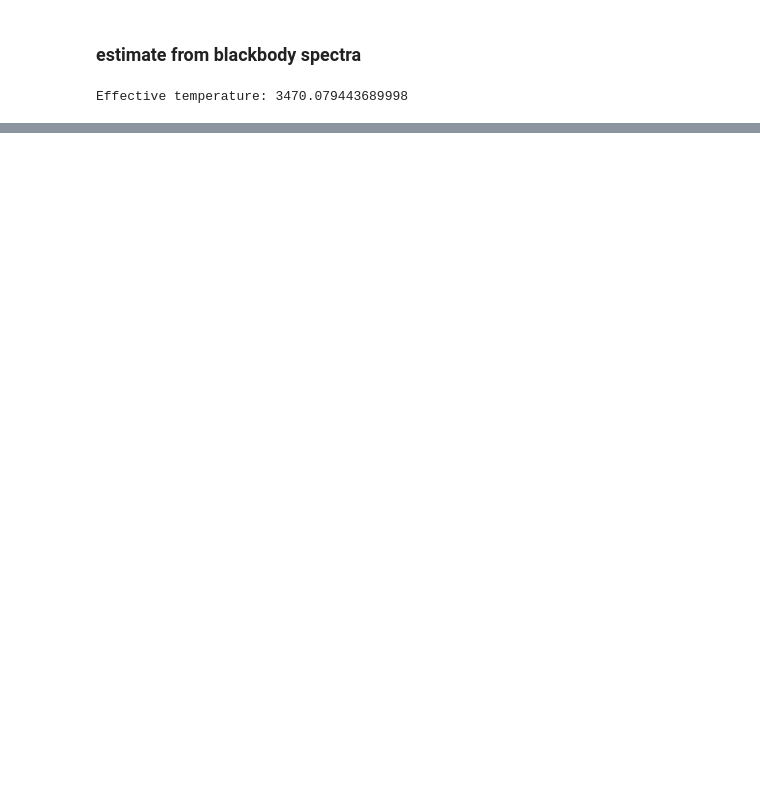
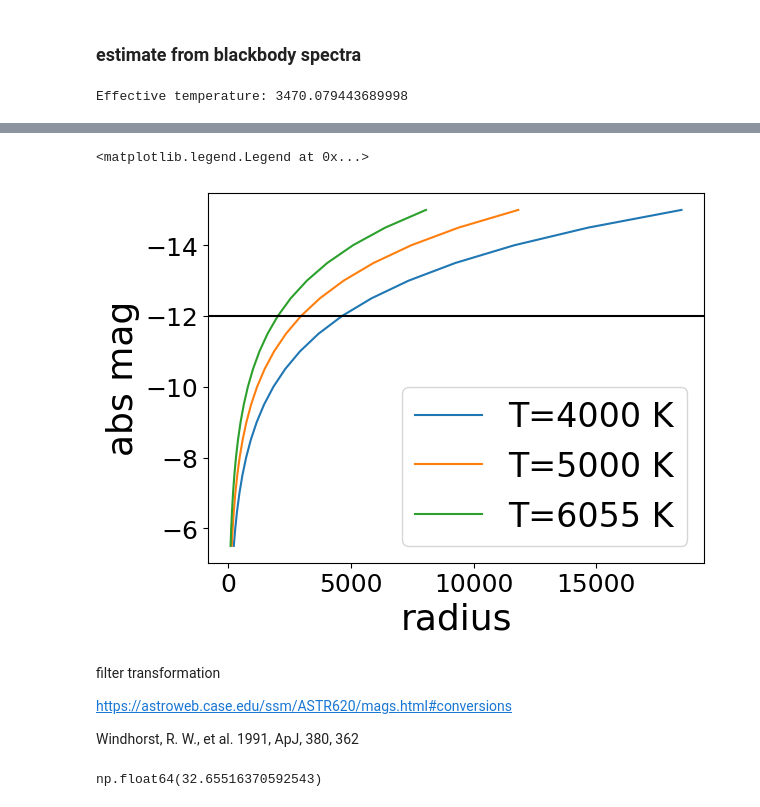
Before and after one commit to xiaolng/EtaCarEchoes, a Jupyter notebook: old_vers1/color_to_Teff.ipynb, the cells around one changed output, grey strips where cells are left out. Drawn from its saved outputs; the diff is of its cells as text; code cells hidden in the pictures; blank space fills up the shorter version.

```diff
--- a/old_vers1/color_to_Teff.ipynb
+++ b/old_vers1/color_to_Teff.ipynb
@@ -547,0 +581,26 @@ Text(0, 0.5, 'T(K)')
+# %%
+# radius, mag, temperature ralation
+
+mags = np.arange(-15, -5, .5)
+
+for ti in [4000, 5000, 6055]:
+    r = radius_from_Mi_Teff(mags, ti,)
+
+    plt.plot(r, mags, label=f'T={ti} K')
+
+#plt.axvline(x=240, c='k')
+plt.axhline(y=-12, c='k')
+plt.xlabel('radius')
+plt.ylabel('abs mag')
+plt.gca().invert_yaxis()
+
+plt.legend()
+# %% [output]
+<matplotlib.legend.Legend at 0x...>
+[figure, added]
+# %% [markdown]
+filter transformation
+
+https://astroweb.case.edu/ssm/ASTR620/mags.html#conversions
+
+Windhorst, R. W., et al. 1991, ApJ, 380, 362
@@ -547,0 +610,7 @@ Text(0, 0.5, 'T(K)')
+# %%
+# 3rd peak
+
+# match absolute magnitude
+V_new.min() + 12 # apparent magnitude from historical record ~ -12
+# %% [output]
+np.float64(32.65516370592543)
```
Also changed, not shown: parts of 21 cells of this notebook.
